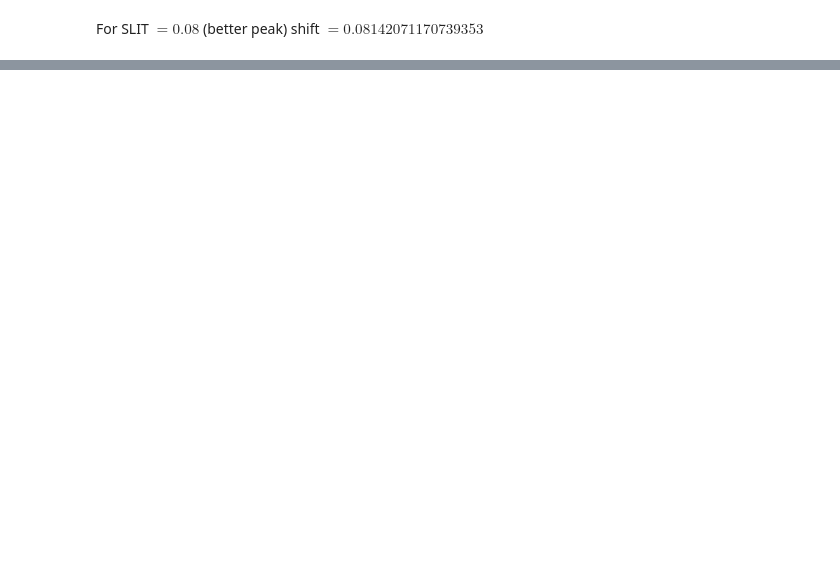
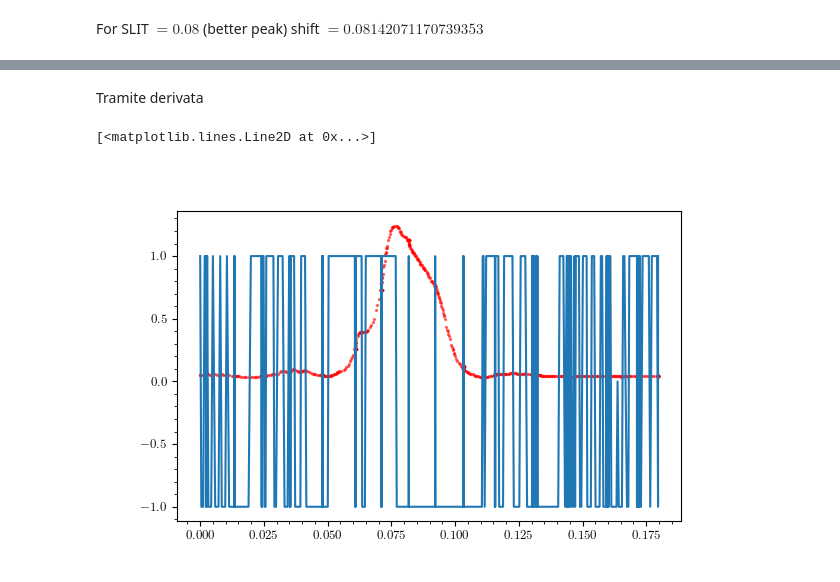
Before and after one commit to Vayxen/Lab2-Ottica-1, a Jupyter notebook: code/analysis.ipynb, the cells around one changed output, grey strips where cells are left out. Saved outputs shown, nothing was run; the diff lists cells and outputs as text; code cells hidden in the pictures; blank space fills up the shorter version.

```diff
--- a/code/analysis.ipynb
+++ b/code/analysis.ipynb
@@ -190,0 +200,12 @@ ax.legend()
+# %%
+min_list = [
+    np.min(df.I) * 4.1
+    for df in df_list
+]
+
+print(min_list)
+
+min_mask_list = [
+    df.I.ravel() < min
+    for min, df in zip(min_list, df_list)
+]
@@ -190,0 +221,25 @@ ax.legend()
+# %% [markdown]
+Tramite derivata
+# %%
+der_list = [
+    df.I[1:].ravel() - df.I[:-1].ravel()
+    for df in df_list
+]
+
+der_sign_list = [
+    np.sign(np.array(der))
+    for der in der_list
+]
+# %%
+i = 0
+df = df_list[i]
+der_sign = der_sign_list[i]
+min_mask = min_mask_list[i]
+
+fig, ax = plt.subplots(1, 1)
+
+ax.scatter(df.y, df.I, s=2, color="red", alpha=0.5)
+ax.plot(df.y[1:], der_sign)
+# %% [output]
+[<matplotlib.lines.Line2D at 0x...>]
+[figure, added]
```
Also changed, not shown: parts of 8 cells of this notebook, 19 other files.
